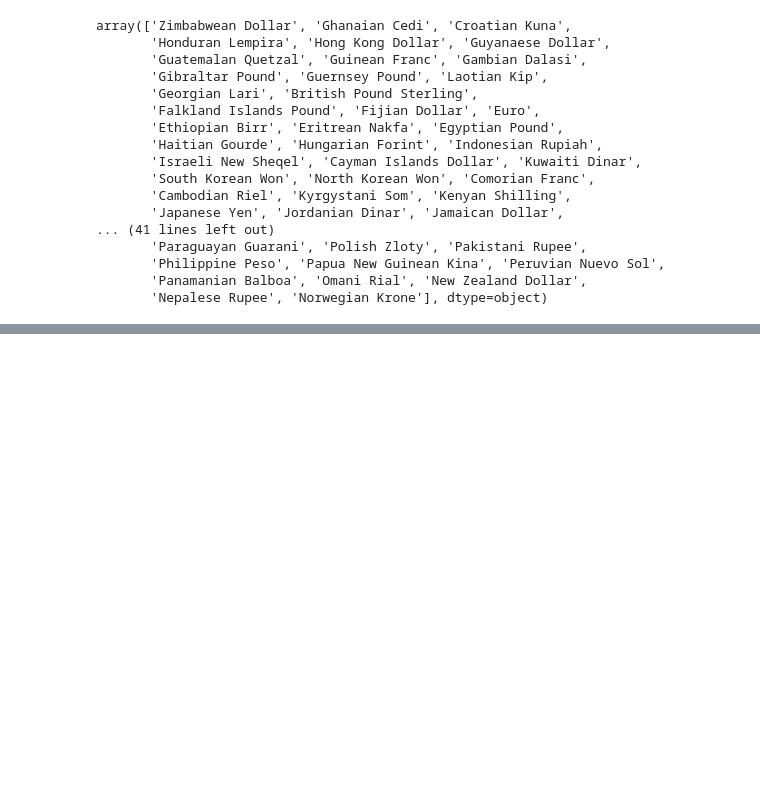
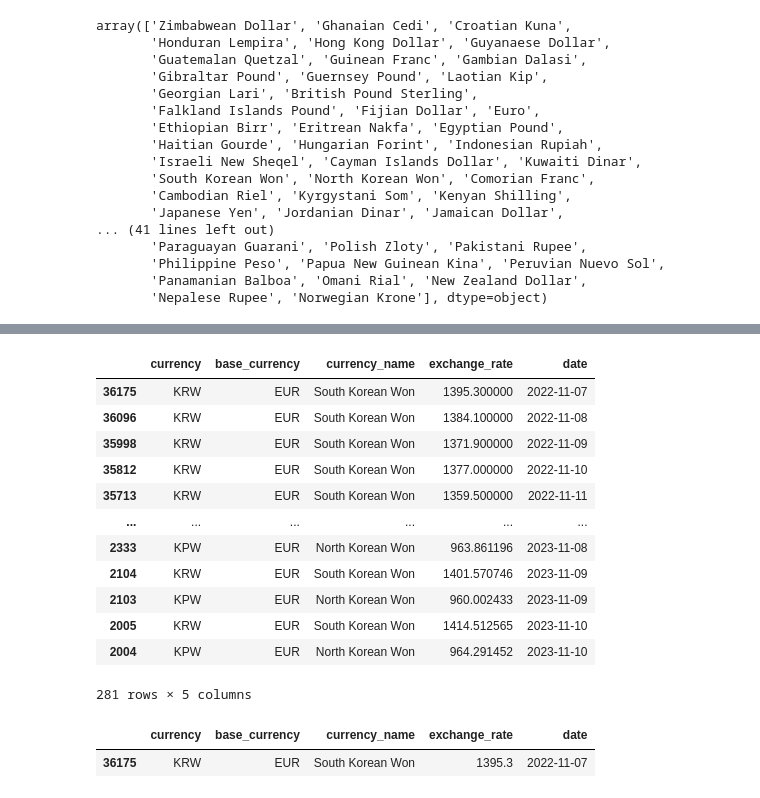
Before and after one commit to Yeomdongsu/YH-semi_final-forex-exchange-rate, a Jupyter notebook: forex_exchange_rate.ipynb, the cells around one changed output, grey strips where cells are left out. Cells and saved outputs as stored; diff of their text form; code cells hidden in the pictures; blank space fills up the shorter version.

```diff
--- a/forex_exchange_rate.ipynb
+++ b/forex_exchange_rate.ipynb
@@ -76,0 +141,23 @@ df.loc[df["currency_name"].str.contains("korea",case=False )]
+# %%
+df2 = df.loc[(df["currency_name"].str.contains("korea", case=False)) & (df["date"].values >= "2022-11-05") & (df["date"].values <= "2023-11-11")]
+# %%
+df2.sort_values("date")
+# %% [output]
+|  | currency | base_currency | currency_name | exchange_rate | date |
+| 36175 | KRW | EUR | South Korean Won | 1395.300000 | 2022-11-07 |
+| 36096 | KRW | EUR | South Korean Won | 1384.100000 | 2022-11-08 |
+| 35998 | KRW | EUR | South Korean Won | 1371.900000 | 2022-11-09 |
+| 35812 | KRW | EUR | South Korean Won | 1377.000000 | 2022-11-10 |
+| 35713 | KRW | EUR | South Korean Won | 1359.500000 | 2022-11-11 |
+| ... | ... | ... | ... | ... | ... |
+| 2333 | KPW | EUR | North Korean Won | 963.861196 | 2023-11-08 |
+| 2104 | KRW | EUR | South Korean Won | 1401.570746 | 2023-11-09 |
+| 2103 | KPW | EUR | North Korean Won | 960.002433 | 2023-11-09 |
+| 2005 | KRW | EUR | South Korean Won | 1414.512565 | 2023-11-10 |
+| 2004 | KPW | EUR | North Korean Won | 964.291452 | 2023-11-10 |
+281 rows × 5 columns
+# %%
+df.loc[(df["date"] == "2022-11-07") & (df["currency_name"].str.contains("korea",case=False)) ]
+# %% [output]
+|  | currency | base_currency | currency_name | exchange_rate | date |
+| 36175 | KRW | EUR | South Korean Won | 1395.3 | 2022-11-07 |
```
Also changed, not shown: parts of 8 cells of this notebook, 1 other file.
